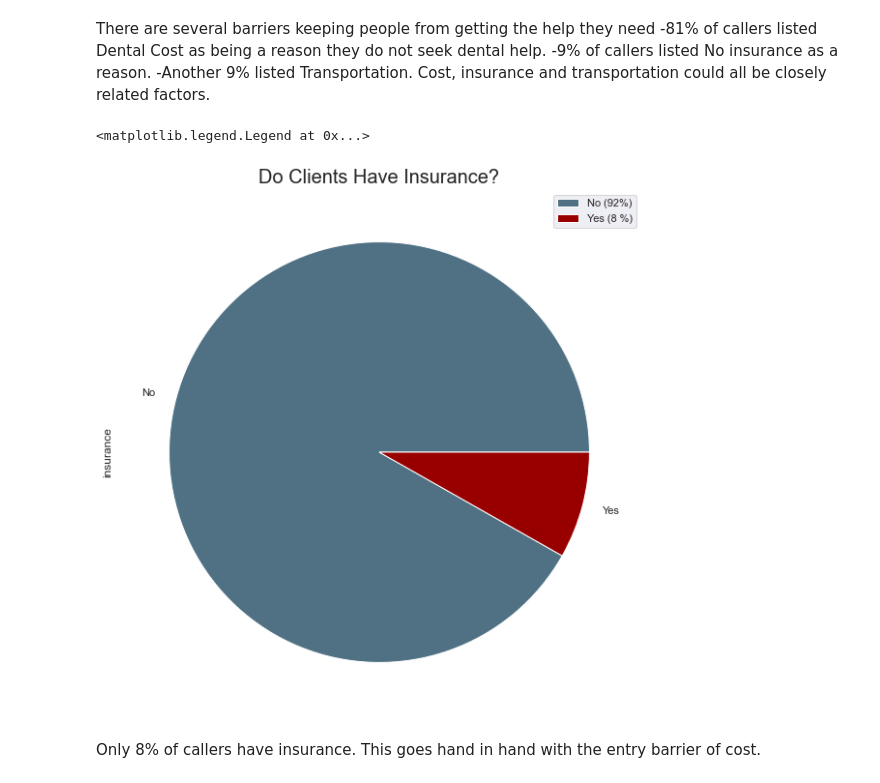
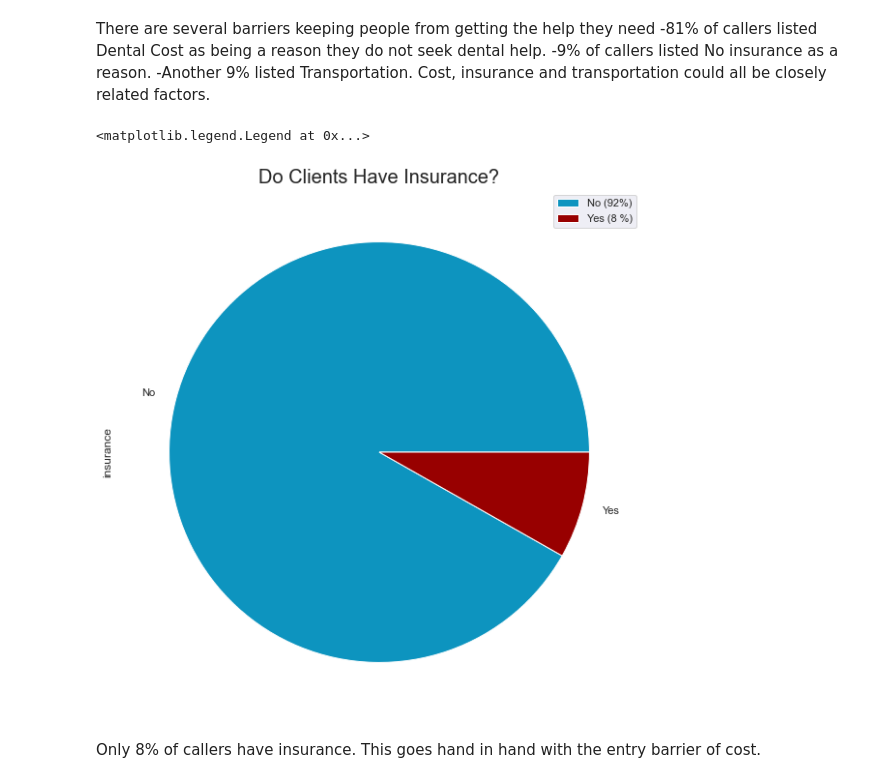
Before and after one commit to Rhunsilval/smile_on_python, a Jupyter notebook: notebook/smile_2.ipynb, the cells around one changed output. Drawn from its saved outputs; the diff is of its cells as text; code cells hidden in the pictures.

```diff
--- a/notebook/smile_2.ipynb
+++ b/notebook/smile_2.ipynb
@@ -196,15 +219,15 @@ d = dtale.show(smile)
 d.open_browser()
 # %%
 labels = [r'No (92%)', r'Yes (8 %)']
-colors = ['#507184', '#980000']
+colors = ['#0D94BF', '#980000']
 ax = plt.axes()
 ax.set_facecolor("#FBF9F9")
 smile.insurance.value_counts().plot.pie(figsize = (10,10), colors = colors)
 plt.title('Do Clients Have Insurance?', fontsize = (20))
 plt.legend(labels)
 # %% [output]
 <matplotlib.legend.Legend at 0x...>
-[figure, old version]
+[figure, new version]
 # %% [markdown]
 Only 8% of callers have insurance. This goes hand in hand with the entry barrier of cost.
 # %%
```
Also changed, not shown: parts of 2 cells of this notebook, 5 other files.
